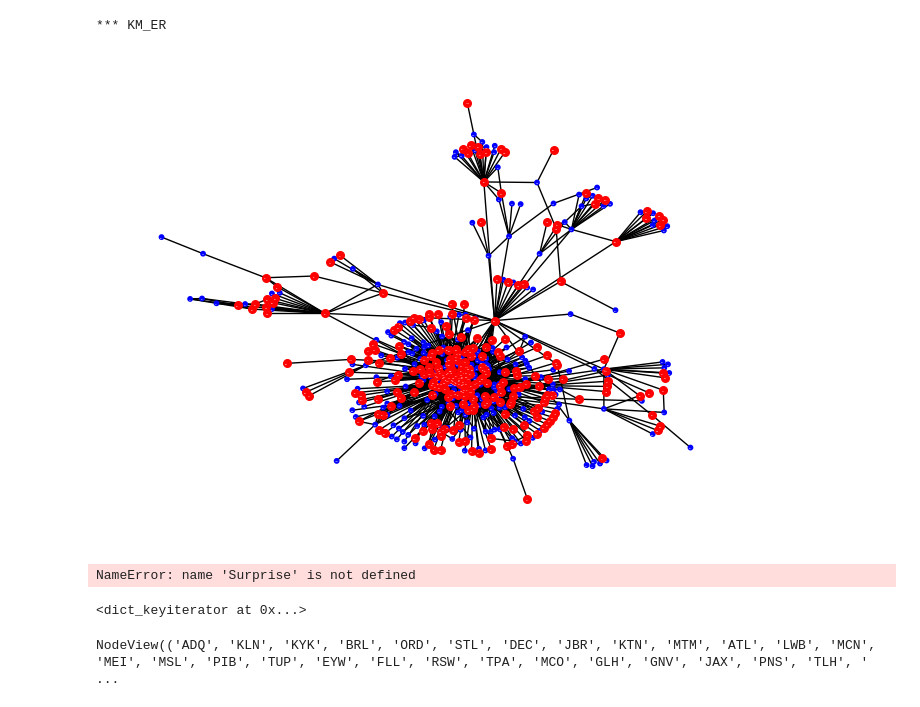
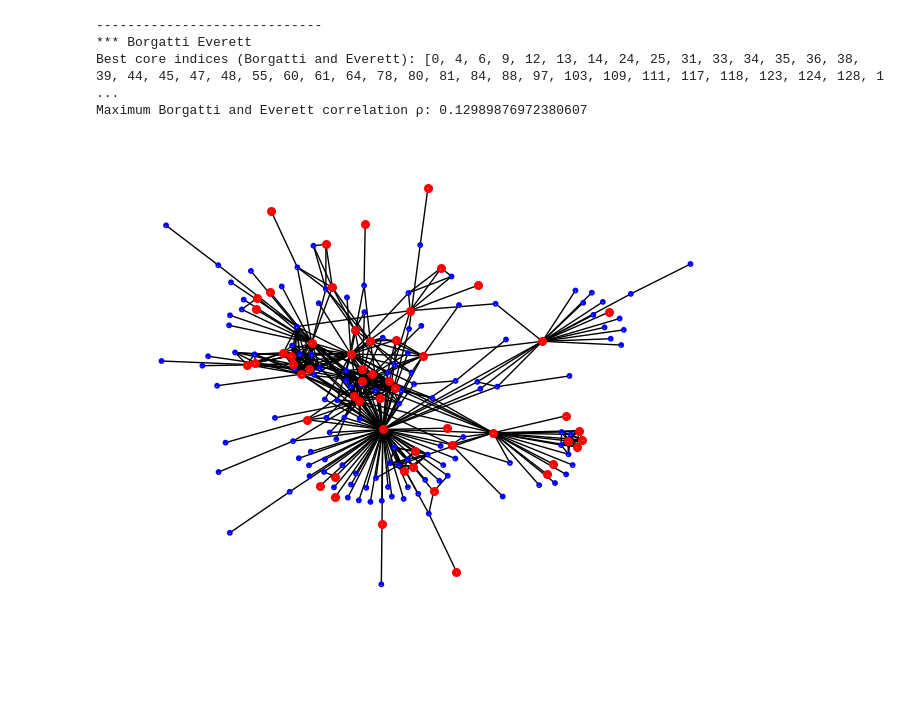
Before and after one commit to vibalab/cp_explainer, a Jupyter notebook: cp_example.ipynb, the cells around one changed output. Saved outputs shown, nothing was run; the diff lists cells and outputs as text; code cells hidden in the pictures; blank space fills up the shorter version.

```diff
--- a/cp_example.ipynb
+++ b/cp_example.ipynb
@@ -47,14 +0,0 @@ A = nx.to_numpy_array(G)
-# %%
-from core_periphery import KM_Config
-import numpy as np
-import networkx as nx
-import pygad
-from core_periphery import Stochastic_Block_Model
-
-
-
-print("*** KM_ER")
-model = KM_Config(G_k, A_k)
-c, x, Qcp = model.optimize( max_updates=1000)
-# %% [output]
-*** KM_ER
@@ -61,2 +40,25 @@ c, x, Qcp = model.optimize( max_updates=1000)
+# %%
+from algorithms.borgatti_everett import Borgatti_Everett
+
+model = Borgatti_Everett(G, A, n)
+ga_instance_borgatti = model.run_genetic_algorithm(2000)
+
+solution_borgatti, solution_fitness_borgatti, solution_idx_borgatti = ga_instance_borgatti.best_solution()
+best_core_indices_borgatti = [i for i, gene in enumerate(solution_borgatti) if gene > 0.5]
+ρ = model.borgatti_everett_correlation(best_core_indices_borgatti)
+
+print("-----------------------------")
+print("*** Borgatti Everett")
+print(f"Best core indices (Borgatti and Everett): {best_core_indices_borgatti}")
+print(f"Maximum Borgatti and Everett correlation ρ: {ρ}")
+
+
+plot_core_periphery_graph(G, best_core_indices_borgatti)
+# %% [output]
+-----------------------------
+*** Borgatti Everett
+Best core indices (Borgatti and Everett): [0, 4, 6, 9, 12, 13, 14, 24, 25, 31, 33, 34, 35, 36, 38, 39, 44, 45, 47, 48, 55, 60, 61, 64, 78, 80, 81, 84, 88, 97, 103, 109, 111, 117, 118, 123, 124, 128, 1 ...
+Maximum Borgatti and Everett correlation ρ: 0.12989876972380607
+[figure, added]
 # %%
 from core_periphery import Surprise
@@ -92,22 +72,0 @@ def plot_core_periphery_graph(G, core_indices):
-# %%
-plot_core_periphery_graph(G, set(core_set))
-# %% [output]
-[figure, removed]
-# %%
-G_k = nx.karate_club_graph()
-A_k = nx.to_numpy_array(G_k)
-
-model = Surprise(G_k, A_k)
-best_xk, core_setk, best_qk = model.core_periphery_optimization(iterations=100)
-
-plot_core_periphery_graph(G_k, set(core_setk))
-# %% [output]
-NameError: name 'Surprise' is not defined
-# %%
-G.neighbors("ADQ")
-# %% [output]
-<dict_keyiterator at 0x...>
-# %%
-G.nodes
-# %% [output]
-NodeView(('ADQ', 'KLN', 'KYK', 'BRL', 'ORD', 'STL', 'DEC', 'JBR', 'KTN', 'MTM', 'ATL', 'LWB', 'MCN', 'MEI', 'MSL', 'PIB', 'TUP', 'EYW', 'FLL', 'RSW', 'TPA', 'MCO', 'GLH', 'GNV', 'JAX', 'PNS', 'TLH', ' ...
```
Also changed, not shown: parts of 8 cells of this notebook, 17 other files.
